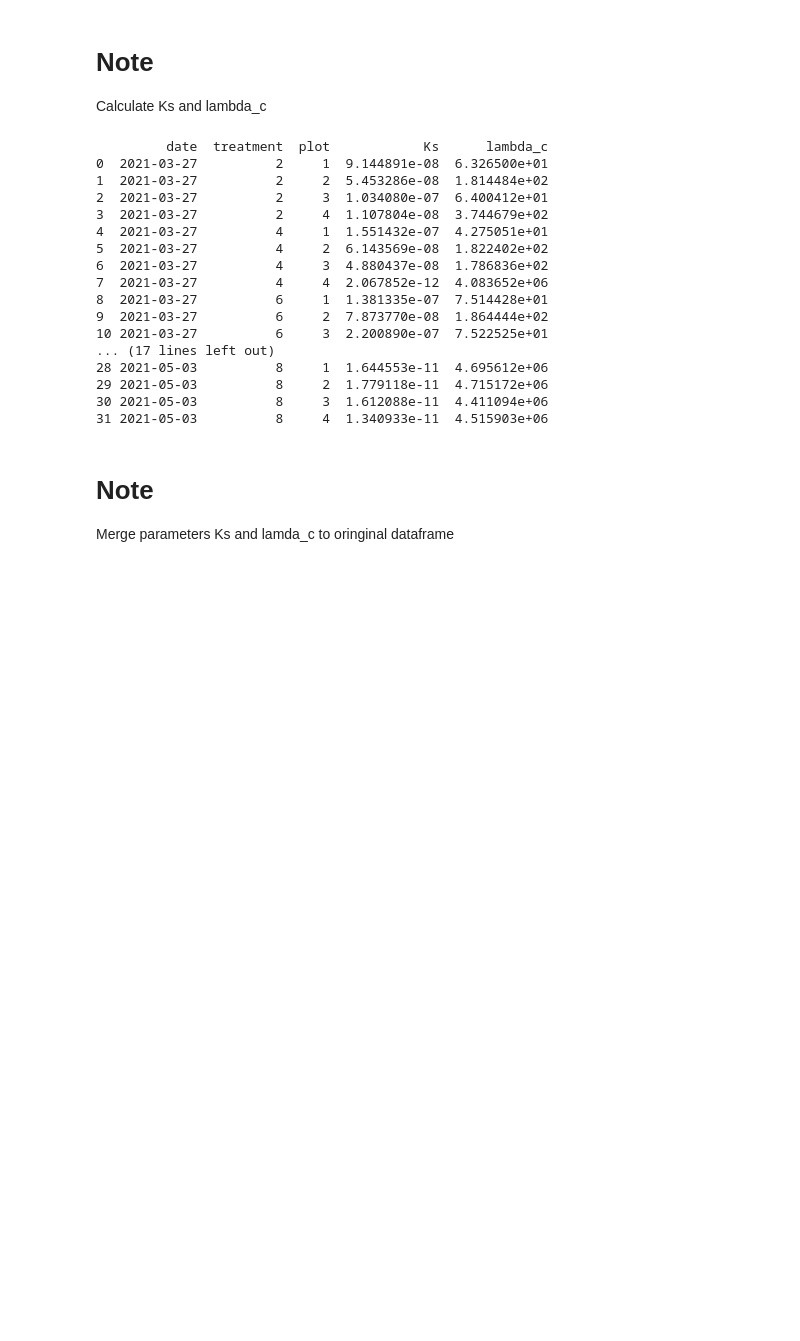
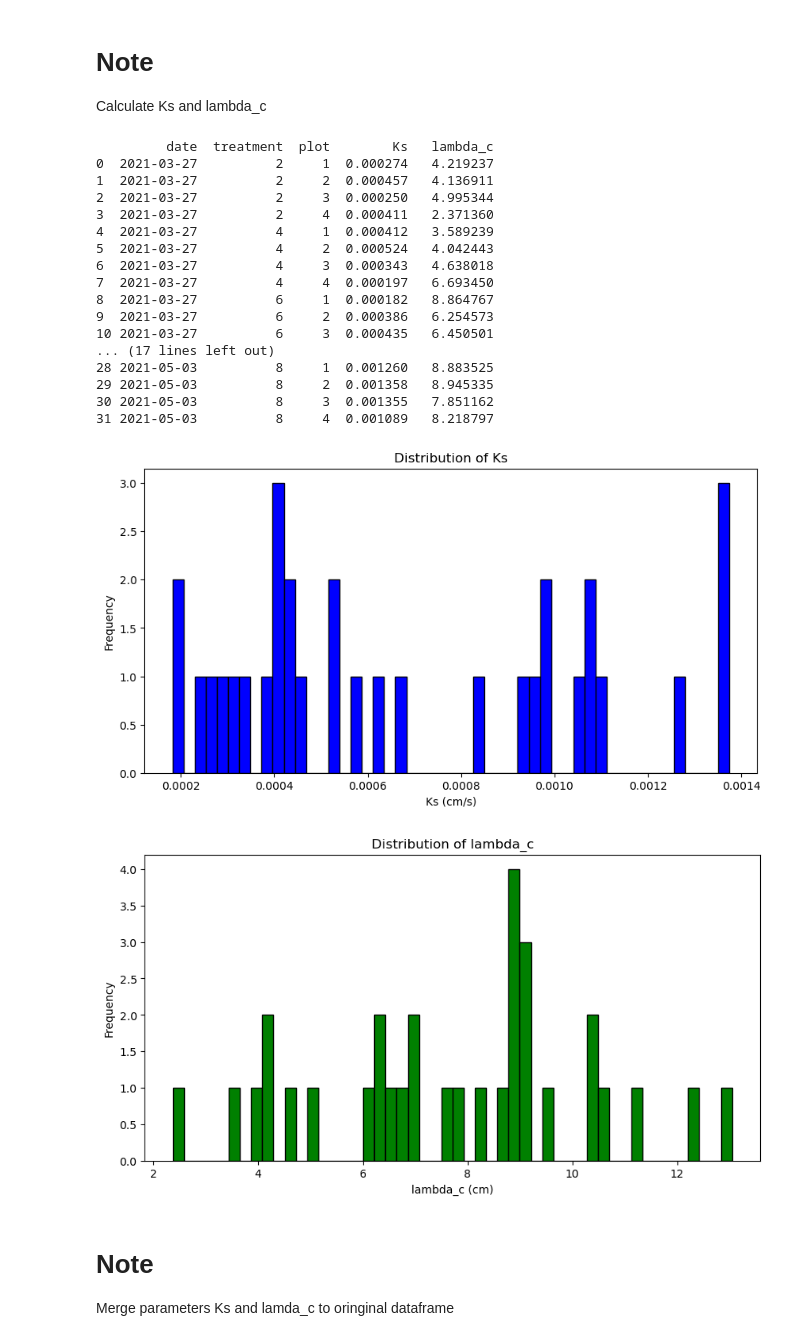
Before and after one commit to linwang-tech/Minidisk, a Jupyter notebook: minidisk.ipynb, the cells around one changed output. Saved outputs shown, nothing was run; the diff lists cells and outputs as text; code cells hidden in the pictures; blank space fills up the shorter version.

```diff
--- a/minidisk.ipynb
+++ b/minidisk.ipynb
@@ -97,0 +78,12 @@ time       date  treatment  plot  pressure       J_w
+# %%
+# Area calculation in cm^2
+radius = 2.25  # radius in cm
+area_cm2 = np.pi * (radius ** 2)  # area in cm^2
+
+# Calculating J_w in cm/s, considering volume as cm^3 (mL) over the area in cm^2
+pivot_table['J_w'] = pivot_table['volume_diff'] / 300 / area_cm2  # the unit of J_w transferred to cm/s
+
+pivot_table['pressure'] = -pivot_table['pressure']
+
+# Display the updated table with calculated J_w values
+print(pivot_table[['date', 'treatment', 'plot', 'pressure', 'J_w']])
@@ -105,6 +108,10 @@ def infiltration_model(h, Ks, lambda_c, r):
 # %%
+def infiltration_model(h, Ks, lambda_c, r):
+    pi = np.pi
+    return Ks * np.exp(h / lambda_c) * (1 + (4 * lambda_c) / (pi * r))
+
 # Example radius in cm converted to meters
-r = 2.5 / 100  # radius in meters
+r = 2.25 # radius in meters
 
 # Container to hold the results
 results = []
@@ -112,18 +119,18 @@ results = []
 # Loop through each unique combination of date, treatment, and plot
 for (date, treatment, plot), group in pivot_table.groupby(['date', 'treatment', 'plot']):
     # Extract h_values and Jw_values
-    h_values = group['pressure'].values  # Ensure this is in the correct units, m of H2O
+    h_values = group['pressure'].values
     Jw_values = group['J_w'].values
 
     # Initial guesses for Ks and lambda_c
-    initial_guesses = [0.01, 0.1]  # Adjust based on your data and expectations
+    initial_guesses = [1e-4, 1e2]   # Adjust based on your data and expectations
 
     # Perform curve fitting
     try:
         params, cov = curve_fit(lambda h, Ks, lambda_c: infiltration_model(h, Ks, lambda_c, r),
                                 h_values, Jw_values, p0=initial_guesses,
                                 maxfev=10000,
-                                bounds=((0, 0), (np.inf, np.inf)))  # Non-negative bounds
+                                bounds=((1e-7, 1), (1e-2, 1e4)))  # Non-negative bounds
         results.append({
             'date': date,
             'treatment': treatment,
@@ -134,27 +141,49 @@ for (date, treatment, plot), group in pivot_table.groupby(['date', 'treatment',
     except RuntimeError as e:
         print(f"Failed to fit data for plot {plot} on {date} with treatment {treatment}: {e}")
 
+
 # Convert results to a DataFrame
 results_df = pd.DataFrame(results)
 print(results_df)
 # %% [output]
-         date  treatment  plot            Ks      lambda_c
-0  2021-03-27          2     1  9.144891e-08  6.326500e+01
-1  2021-03-27          2     2  5.453286e-08  1.814484e+02
-2  2021-03-27          2     3  1.034080e-07  6.400412e+01
-3  2021-03-27          2     4  1.107804e-08  3.744679e+02
-4  2021-03-27          4     1  1.551432e-07  4.275051e+01
-5  2021-03-27          4     2  6.143569e-08  1.822402e+02
-6  2021-03-27          4     3  4.880437e-08  1.786836e+02
-7  2021-03-27          4     4  2.067852e-12  4.083652e+06
-8  2021-03-27          6     1  1.381335e-07  7.514428e+01
-9  2021-03-27          6     2  7.873770e-08  1.864444e+02
-10 2021-03-27          6     3  2.200890e-07  7.522525e+01
+         date  treatment  plot        Ks   lambda_c
+0  2021-03-27          2     1  0.000274   4.219237
+1  2021-03-27          2     2  0.000457   4.136911
+2  2021-03-27          2     3  0.000250   4.995344
+3  2021-03-27          2     4  0.000411   2.371360
+4  2021-03-27          4     1  0.000412   3.589239
+5  2021-03-27          4     2  0.000524   4.042443
+6  2021-03-27          4     3  0.000343   4.638018
+7  2021-03-27          4     4  0.000197   6.693450
+8  2021-03-27          6     1  0.000182   8.864767
+9  2021-03-27          6     2  0.000386   6.254573
+10 2021-03-27          6     3  0.000435   6.450501
 ... (17 lines left out)
-28 2021-05-03          8     1  1.644553e-11  4.695612e+06
-29 2021-05-03          8     2  1.779118e-11  4.715172e+06
-30 2021-05-03          8     3  1.612088e-11  4.411094e+06
-31 2021-05-03          8     4  1.340933e-11  4.515903e+06
+28 2021-05-03          8     1  0.001260   8.883525
+29 2021-05-03          8     2  0.001358   8.945335
+30 2021-05-03          8     3  0.001355   7.851162
+31 2021-05-03          8     4  0.001089   8.218797
+# %%
+import matplotlib.pyplot as plt
+
+# 绘制 Ks 值的分布
+plt.figure(figsize=(10, 5))
+plt.hist(results_df['Ks'], bins=50, color='blue', edgecolor='black')
+plt.title('Distribution of Ks')
+plt.xlabel('Ks (cm/s)')
+plt.ylabel('Frequency')
+plt.show()
+
+# 绘制 lambda_c 值的分布
+plt.figure(figsize=(10, 5))
+plt.hist(results_df['lambda_c'], bins=50, color='green', edgecolor='black')
+plt.title('Distribution of lambda_c')
+plt.xlabel('lambda_c (cm)')
+plt.ylabel('Frequency')
+plt.show()
+# %% [output]
+[figure, added]
+[figure, added]
 # %% [markdown]
 # Note
 Merge parameters Ks and lamda_c to oringinal dataframe
```
Also changed, not shown: parts of 9 cells of this notebook.
